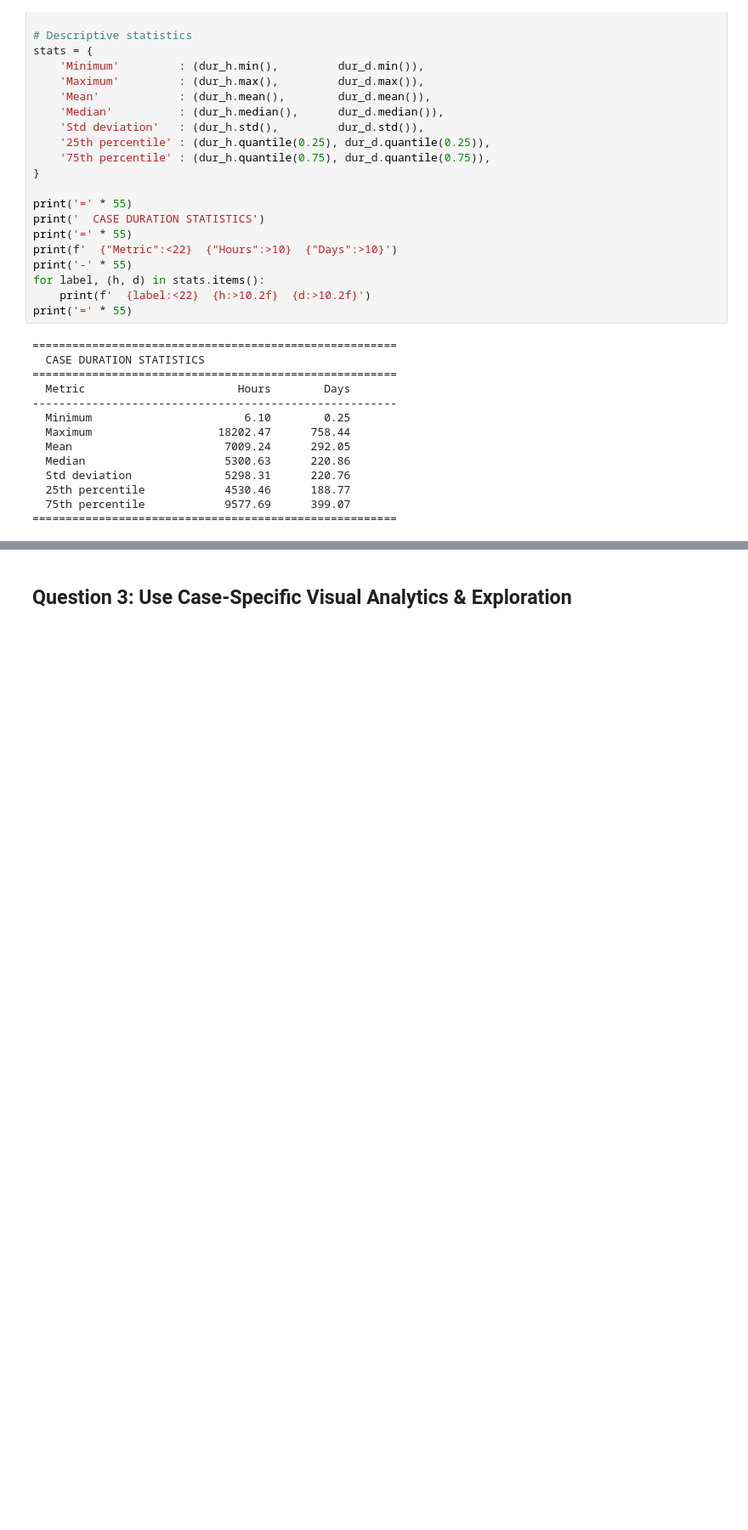
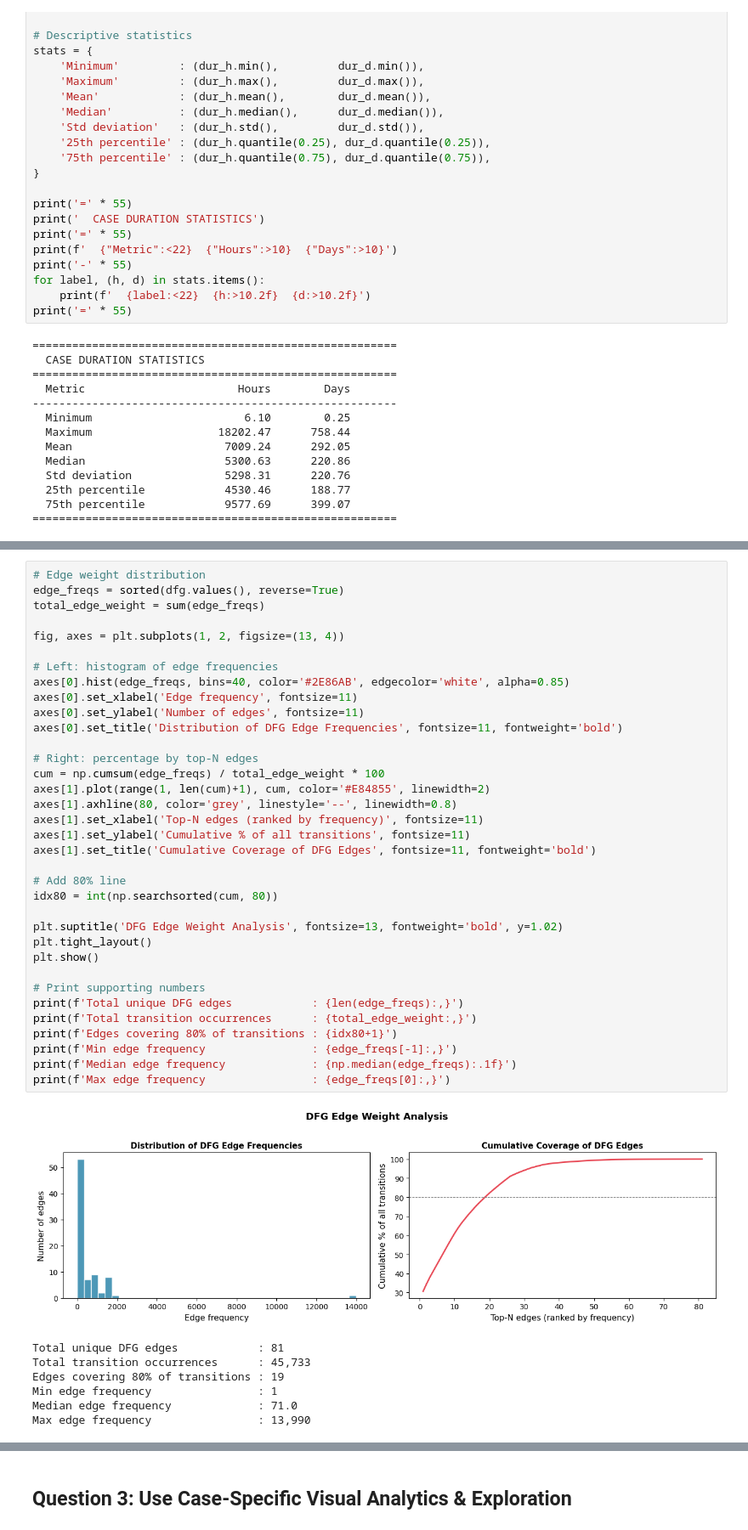
Before and after one commit to y2knz/apwmgroup1, a Jupyter notebook: group_1_notebook.ipynb, the cells around one changed output, grey strips where cells are left out. Shown at 85% size. Saved outputs shown, nothing was run; the diff lists cells and outputs as text; blank space fills up the shorter version.

```diff
--- a/group_1_notebook.ipynb
+++ b/group_1_notebook.ipynb
@@ -403,0 +730,43 @@ The distribution is strongly right-skewed, with the mean much higher than the me
+# %%
+# Edge weight distribution
+edge_freqs = sorted(dfg.values(), reverse=True)
+total_edge_weight = sum(edge_freqs)
+
+fig, axes = plt.subplots(1, 2, figsize=(13, 4))
+
+# Left: histogram of edge frequencies
+axes[0].hist(edge_freqs, bins=40, color='#2E86AB', edgecolor='white', alpha=0.85)
+axes[0].set_xlabel('Edge frequency', fontsize=11)
+axes[0].set_ylabel('Number of edges', fontsize=11)
+axes[0].set_title('Distribution of DFG Edge Frequencies', fontsize=11, fontweight='bold')
+
+# Right: percentage by top-N edges
+cum = np.cumsum(edge_freqs) / total_edge_weight * 100
+axes[1].plot(range(1, len(cum)+1), cum, color='#E84855', linewidth=2)
+axes[1].axhline(80, color='grey', linestyle='--', linewidth=0.8)
+axes[1].set_xlabel('Top-N edges (ranked by frequency)', fontsize=11)
+axes[1].set_ylabel('Cumulative % of all transitions', fontsize=11)
+axes[1].set_title('Cumulative Coverage of DFG Edges', fontsize=11, fontweight='bold')
+
+# Add 80% line
+idx80 = int(np.searchsorted(cum, 80))
+
+plt.suptitle('DFG Edge Weight Analysis', fontsize=13, fontweight='bold', y=1.02)
+plt.tight_layout()
+plt.show()
+
+# Print supporting numbers
+print(f'Total unique DFG edges            : {len(edge_freqs):,}')
+print(f'Total transition occurrences      : {total_edge_weight:,}')
+print(f'Edges covering 80% of transitions : {idx80+1}')
+print(f'Min edge frequency                : {edge_freqs[-1]:,}')
+print(f'Median edge frequency             : {np.median(edge_freqs):.1f}')
+print(f'Max edge frequency                : {edge_freqs[0]:,}')
+# %% [output]
+[figure, added]
+Total unique DFG edges            : 81
+Total transition occurrences      : 45,733
+Edges covering 80% of transitions : 19
+Min edge frequency                : 1
+Median edge frequency             : 71.0
+Max edge frequency                : 13,990
```
Also changed, not shown: parts of 22 cells of this notebook.
